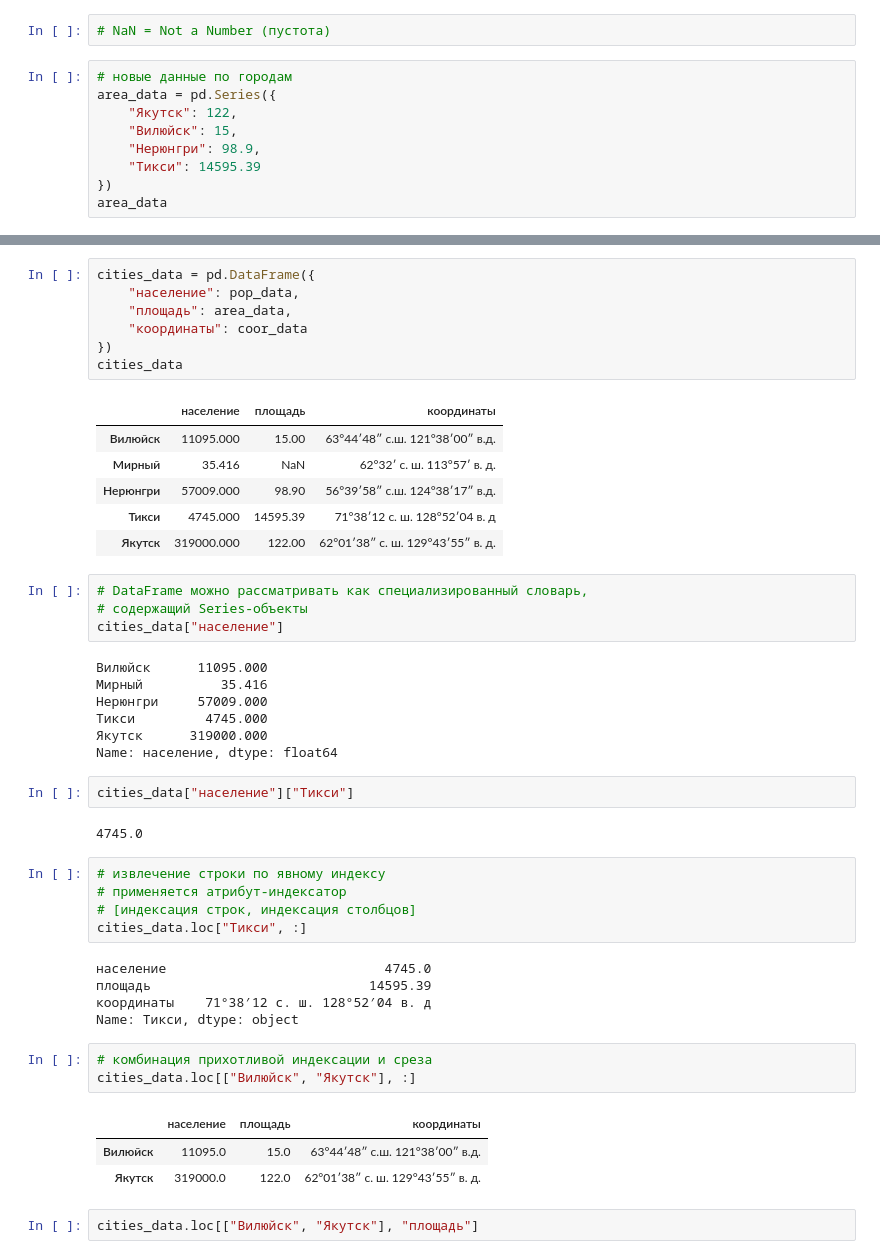
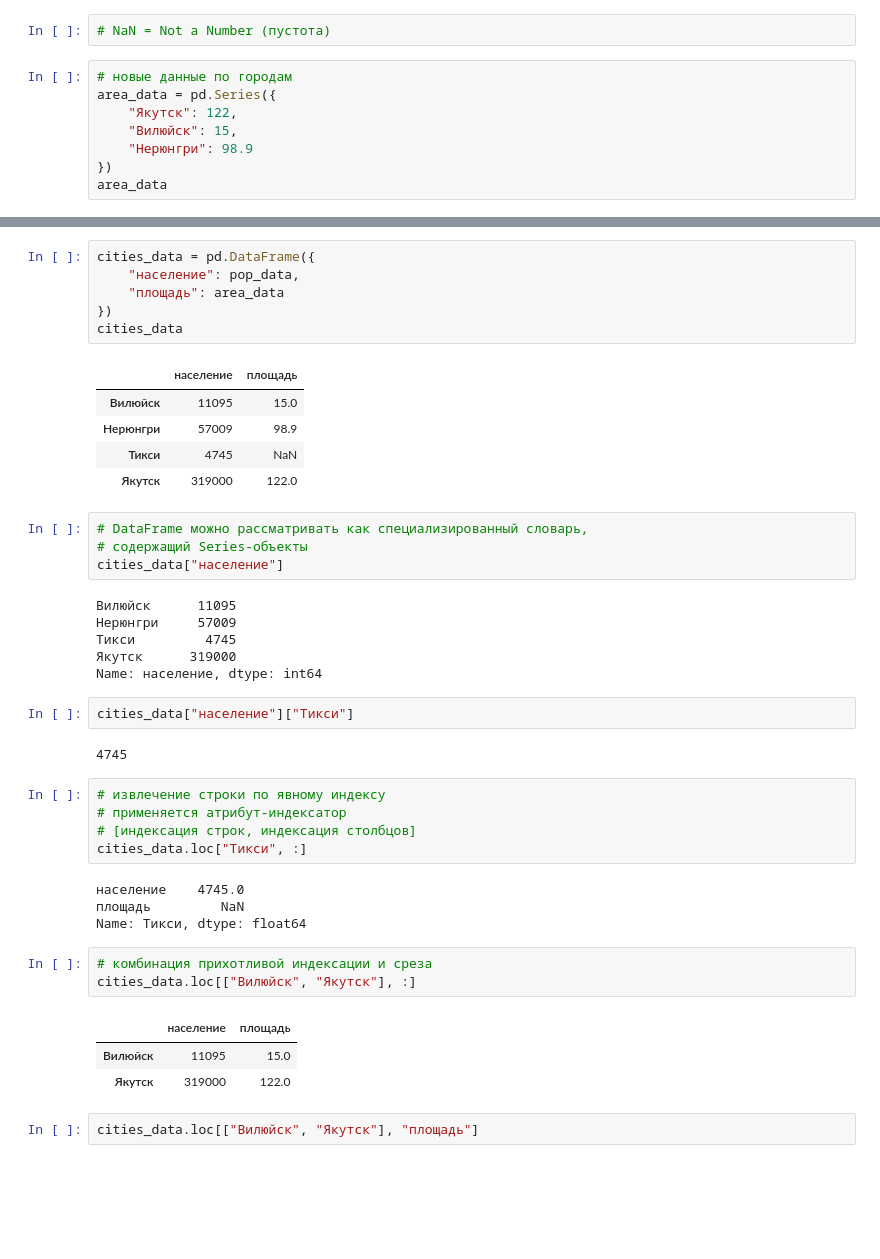
Before and after one commit to Aysen23/Altan_python, a Jupyter notebook: 2.analytics/4.Pandas.ipynb, the cells around one changed output, grey strips where cells are left out. Cells and saved outputs as stored; diff of their text form; blank space fills up the shorter version.

Commit message:
added "г.Мирный", "координаты", "площадь Тикси".

```diff
--- a/2.analytics/4.Pandas.ipynb
+++ b/2.analytics/4.Pandas.ipynb
@@ -209,8 +193,7 @@ pd.DataFrame(data_dict)
 area_data = pd.Series({
     "Якутск": 122,
     "Вилюйск": 15,
-    "Нерюнгри": 98.9,
-    "Тикси": 14595.39
+    "Нерюнгри": 98.9
 })
 area_data
 # %% [output]
@@ -238,49 +204,45 @@ dtype: object
 # %%
 cities_data = pd.DataFrame({
     "население": pop_data,
-    "площадь": area_data,
-    "координаты": coor_data
+    "площадь": area_data
 })
 cities_data
 # %% [output]
-|  | население | площадь | координаты |
-| Вилюйск | 11095.000 | 15.00 | 63°44′48″ с.ш. 121°38′00″ в.д. |
-| Мирный | 35.416 | NaN | 62°32′ с. ш. 113°57′ в. д. |
-| Нерюнгри | 57009.000 | 98.90 | 56°39′58″ с.ш. 124°38′17″ в.д. |
-| Тикси | 4745.000 | 14595.39 | 71°38′12 с. ш. 128°52′04 в. д |
-| Якутск | 319000.000 | 122.00 | 62°01′38″ с. ш. 129°43′55″ в. д. |
+|  | население | площадь |
+| Вилюйск | 11095 | 15.0 |
+| Нерюнгри | 57009 | 98.9 |
+| Тикси | 4745 | NaN |
+| Якутск | 319000 | 122.0 |
 # %%
 # DataFrame можно рассматривать как специализированный словарь,
 # содержащий Series-объекты
 cities_data["население"]
 # %% [output]
-Вилюйск      11095.000
-Мирный          35.416
-Нерюнгри     57009.000
-Тикси         4745.000
-Якутск      319000.000
-Name: население, dtype: float64
+Вилюйск      11095
+Нерюнгри     57009
+Тикси         4745
+Якутск      319000
+Name: население, dtype: int64
 # %%
 cities_data["население"]["Тикси"]
 # %% [output]
-4745.0
+4745
 # %%
 # извлечение строки по явному индексу
 # применяется атрибут-индексатор
 # [индексация строк, индексация столбцов]
 cities_data.loc["Тикси", :]
 # %% [output]
-население                            4745.0
-площадь                            14595.39
-координаты    71°38′12 с. ш. 128°52′04 в. д
-Name: Тикси, dtype: object
+население    4745.0
+площадь         NaN
+Name: Тикси, dtype: float64
 # %%
 # комбинация прихотливой индексации и среза
 cities_data.loc[["Вилюйск", "Якутск"], :]
 # %% [output]
-|  | население | площадь | координаты |
-| Вилюйск | 11095.0 | 15.0 | 63°44′48″ с.ш. 121°38′00″ в.д. |
-| Якутск | 319000.0 | 122.0 | 62°01′38″ с. ш. 129°43′55″ в. д. |
+|  | население | площадь |
+| Вилюйск | 11095 | 15.0 |
+| Якутск | 319000 | 122.0 |
 # %%
 cities_data.loc[["Вилюйск", "Якутск"], "площадь"]
 # %% [output]
```
Also changed, not shown: parts of 18 cells of this notebook.
